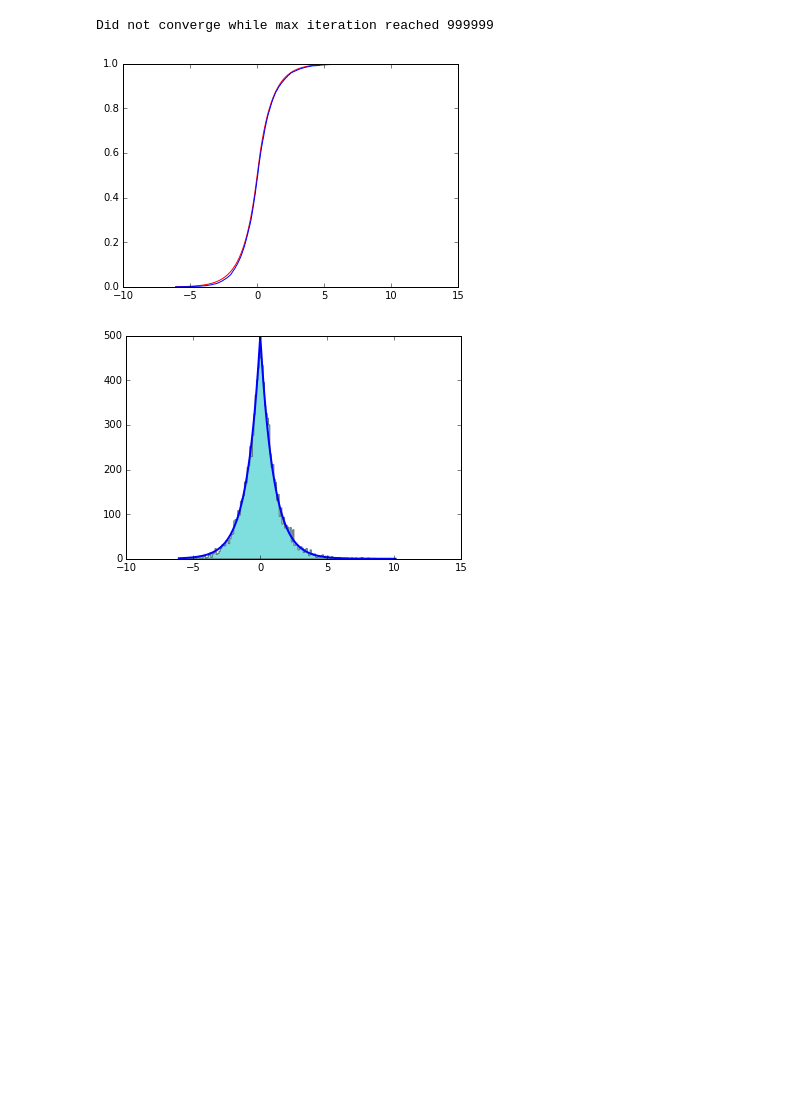
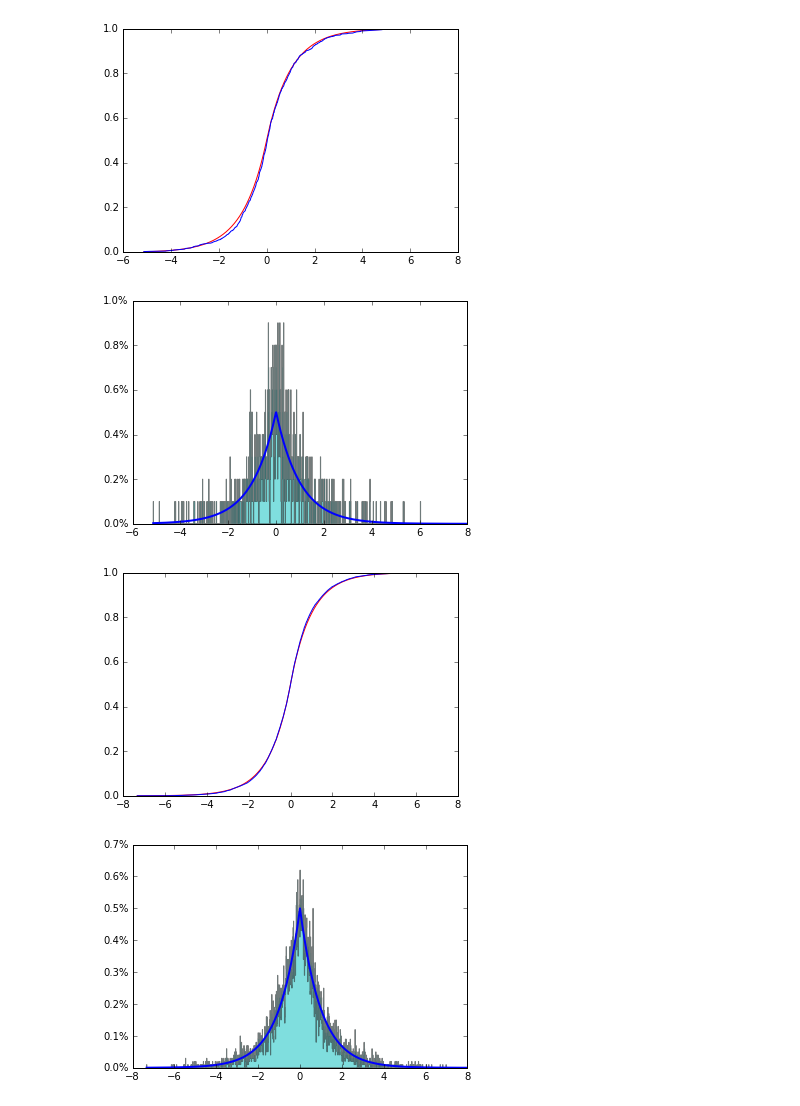
Before and after one commit to shifwang/STAT241_Final_Project, a Jupyter notebook: code/StationaryDistribution.ipynb, the cells around one changed output. Drawn from its saved outputs; the diff is of its cells as text; code cells hidden in the pictures; blank space fills up the shorter version.

```diff
--- a/code/StationaryDistribution.ipynb
+++ b/code/StationaryDistribution.ipynb
@@ -132,26 +133,20 @@ def sample2cdf(samples, nbins = 1000):
 # %%
 def GD_UnitTest(order = 1):
     '''
     Unit test for GD for polynomial functions
     '''
     def func(x):
         return -np.power(np.abs(x), order)
     def grad(x):
         return -order * np.sign(x) * np.power(abs(x), order - 1)
-    trajectory, image, haltIter = GD(func, grad, initialPoint=1e-3, stepsize=1e-2/2,
-                                     noiseLevel=1e-1, maxIter=int(1e6), desiredObj=1000)
-    x1, y1 = sample2cdf(trajectory[np.arange(haltIter//1000, haltIter, 100)])
-    x = np.arange(min(x1), max(x1), 1e-3)
-    #print(min(x1), max(x1))
-    plt.plot(x, density2cdf(np.exp(func(x))), 'r', x1, y1)
-    plt.show()
-    plt.figure()
-    binwidth = .1
-    plt.hist(x1, normed=False, bins=np.arange(min(x1), max(x1), binwidth), color='c', histtype='stepfilled', alpha = 0.5)
-    plt.plot(x, np.exp(func(x)) * binwidth * len(x1)/2, color = 'b', linewidth = 2.0)
-    plt.show()
+    trajectory = GD(func, grad, initialPoint=1., stepsize=0.005, maxIter=int(1e8))
+    MyPlot(trajectory[0:int(1e3)], func, binwidth=0.01)
+    MyPlot(trajectory[0:int(1e4)], func, binwidth=0.01)
+    MyPlot(trajectory[0:int(1e5)], func, binwidth=0.01)
+
 GD_UnitTest(order = 1)
 # %% [output]
-Did not converge while max iteration reached 999999
-[figure, old version]
+[figure, new version]
-[figure, old version]
+[figure, new version]
+[figure, added]
+[figure, added]
```
Also changed, not shown: parts of 3 cells of this notebook, 9 other files.
